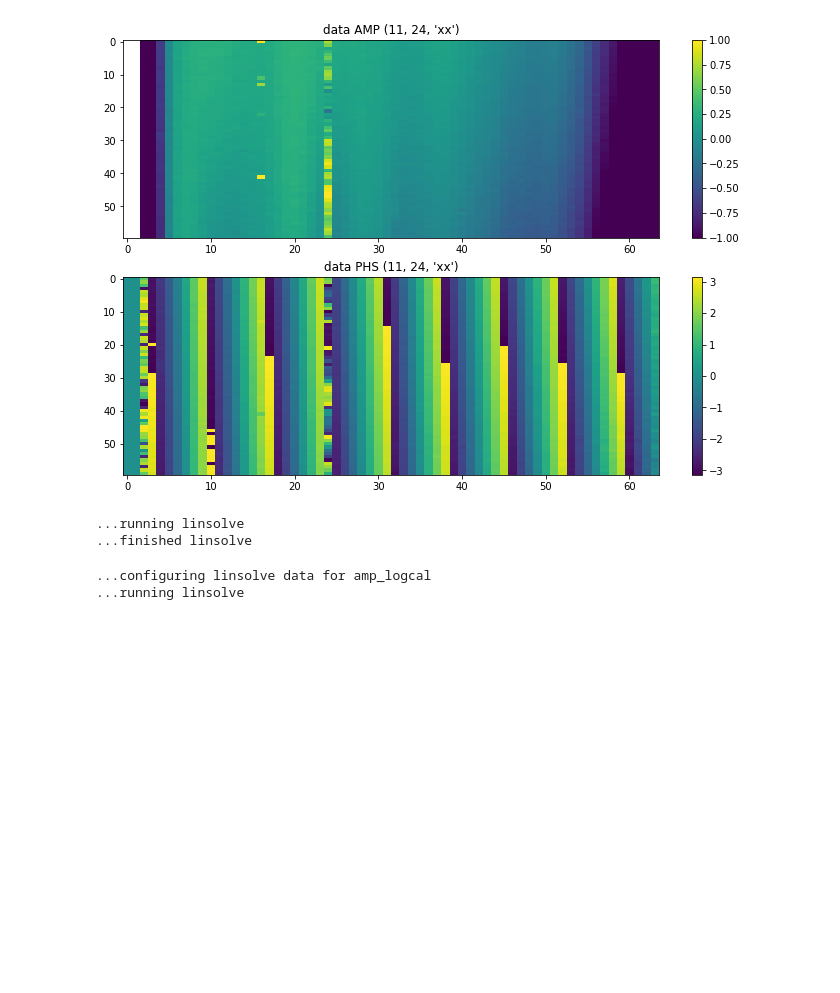
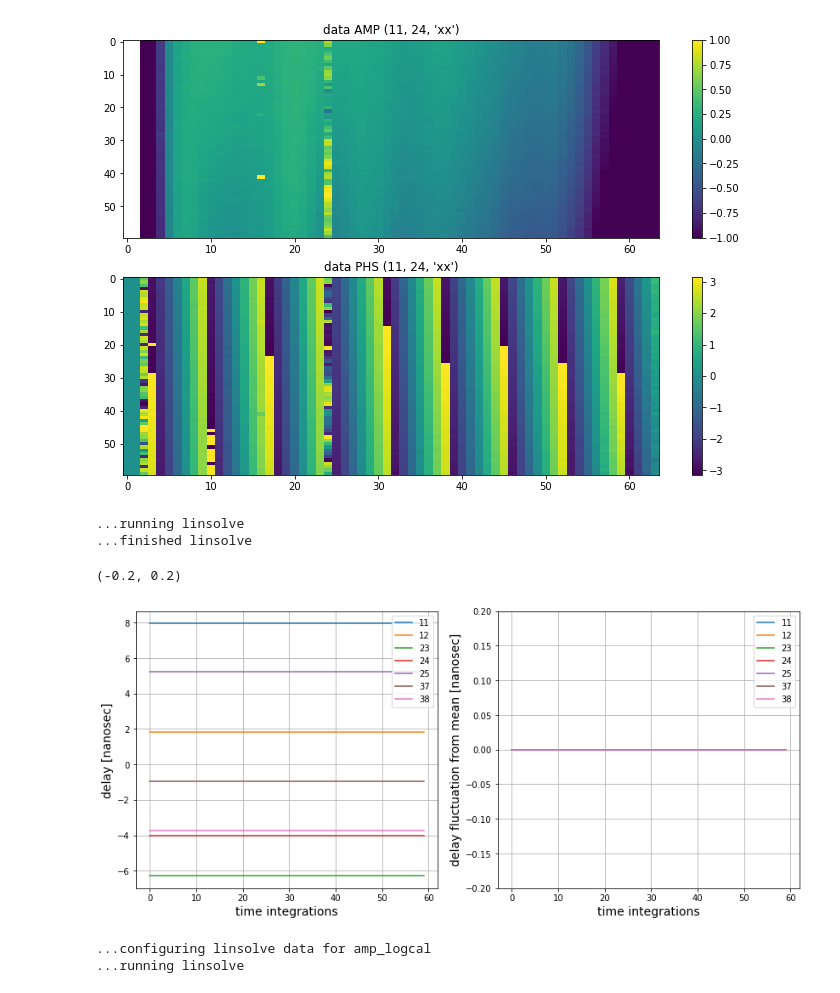
Before and after one commit to HERA-Team/hera_cal, a Jupyter notebook: scripts/notebooks/running_abscal.ipynb, the cells around one changed output. Saved outputs shown, nothing was run; the diff lists cells and outputs as text; code cells hidden in the pictures; blank space fills up the shorter version.

```diff
--- a/scripts/notebooks/running_abscal.ipynb
+++ b/scripts/notebooks/running_abscal.ipynb
@@ -343,32 +333,18 @@ This is essentially identical to our procedure before, but this time we start wi
 # specify model file and load into UVData, load into dictionary
 model_fname1 = os.path.join(DATA_PATH, "zen.2458042.12552.xx.HH.uvXA")
 model_fname2 = os.path.join(DATA_PATH, "zen.2458042.13298.xx.HH.uvXA")
-uvm = UVData()
-uvm.read_miriad(model_fname1)
-uvm2 = UVData()
-uvm2.read_miriad(model_fname2)
-uvm += uvm2
-model_freqs = np.unique(uvm.freq_array)
-model_times = np.unique(uvm.lst_array)
-model, mflags = hc.abscal.UVData2AbsCalDict(uvm)
+model, mflags, antpos, ants, model_freqs, model_times = hc.abscal.UVData2AbsCalDict([model_fname1, model_fname2], return_meta=True)
 
 # specify data file and load into UVData, load into dictionary
 data_fname = os.path.join(DATA_PATH, "zen.2458043.12552.xx.HH.uvA")
-uvd = UVData()
-uvd.read_miriad(data_fname)
-data_freqs = np.unique(uvd.freq_array)
-data_times = np.unique(uvd.lst_array)
-data, dflags = hc.abscal.UVData2AbsCalDict(uvd)
+data, dflags, antpos, ants, data_freqs, data_times = hc.abscal.UVData2AbsCalDict(data_fname, return_meta=True)
 
 # make wgts
 wgts = copy.deepcopy(dflags)
 for k in wgts.keys():
     wgts[k] = (~wgts[k]).astype(np.float)
 
-# get antenna positions and make baseline directory
-antpos, ants = uvd.get_ENU_antpos(pick_data_ants=True, center=True)
-antloc = copy.copy(antpos)
-antpos = odict(zip(ants, antpos))
+antloc = np.array(map(lambda k: antpos[k], ants))
 bls = odict([(x, antpos[x[1]] - antpos[x[0]]) for x in model.keys()])
 # %%
 model, interp_flags = hc.abscal.interp2d_vis(model, model_times, model_freqs, data_times, data_freqs)
@@ -405,10 +381,33 @@ plt.title('data PHS {}'.format(bl))
 # %%
 # instantiate class
 AC = hc.abscal.AbsCal(model, data, antpos=antpos, wgts=wgts, freqs=data_freqs)
-# %%
-AC.delay_lincal(kernel=(1, 5))
-# %% [output]
-...running linsolve
-...finished linsolve
+# %%
+AC.delay_lincal(time_avg=True)
+# %% [output]
+...running linsolve
+...finished linsolve
+# %%
+# inspect delays
+fig, axes = plt.subplots(1, 2, figsize=(14, 6))
+
+ax = axes[0]
+ax.grid()
+dlys = AC.ant_dly[:, :, 0].T * 1e9
+pl = ax.plot(dlys)
+ax.legend(pl, AC.ants)
+ax.set_xlabel('time integrations', fontsize=14)
+ax.set_ylabel('delay [nanosec]', fontsize=14)
+
+ax = axes[1]
+ax.grid()
+mean_dly = np.median(dlys, axis=0)
+pl = ax.plot(dlys - mean_dly)
+ax.legend(pl, AC.ants)
+ax.set_xlabel('time integrations', fontsize=14)
+ax.set_ylabel('delay fluctuation from mean [nanosec]', fontsize=14)
+ax.set_ylim(-0.2, 0.2)
+# %% [output]
+(-0.2, 0.2)
+[figure, added]
 # %%
 # construct gains
```
Also changed, not shown: parts of 15 cells of this notebook, 3 other files.
